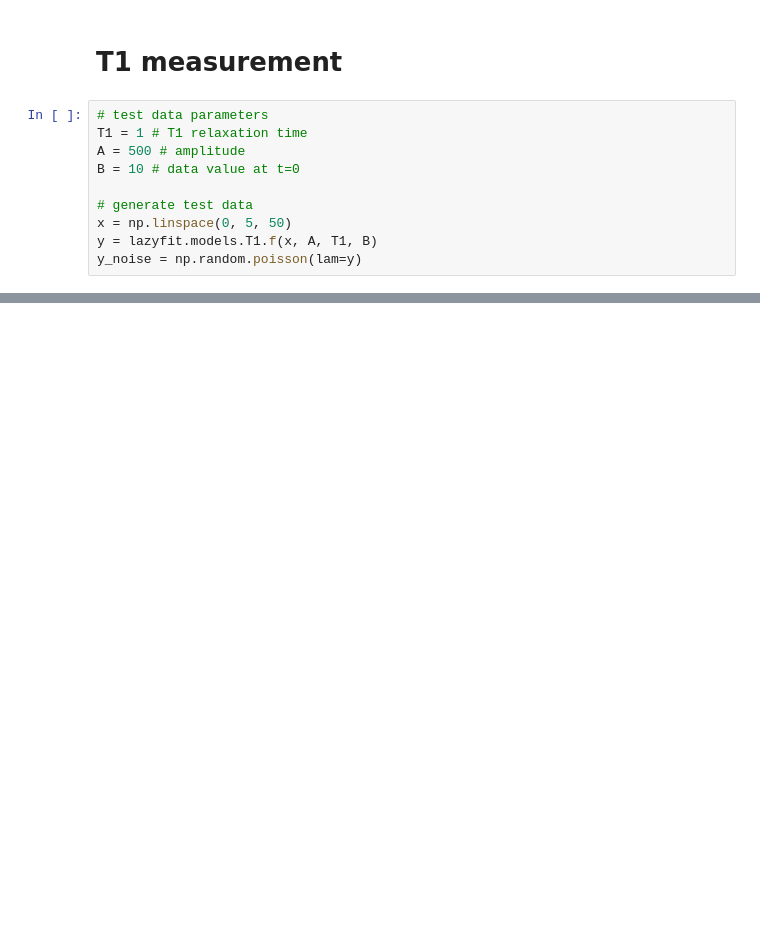
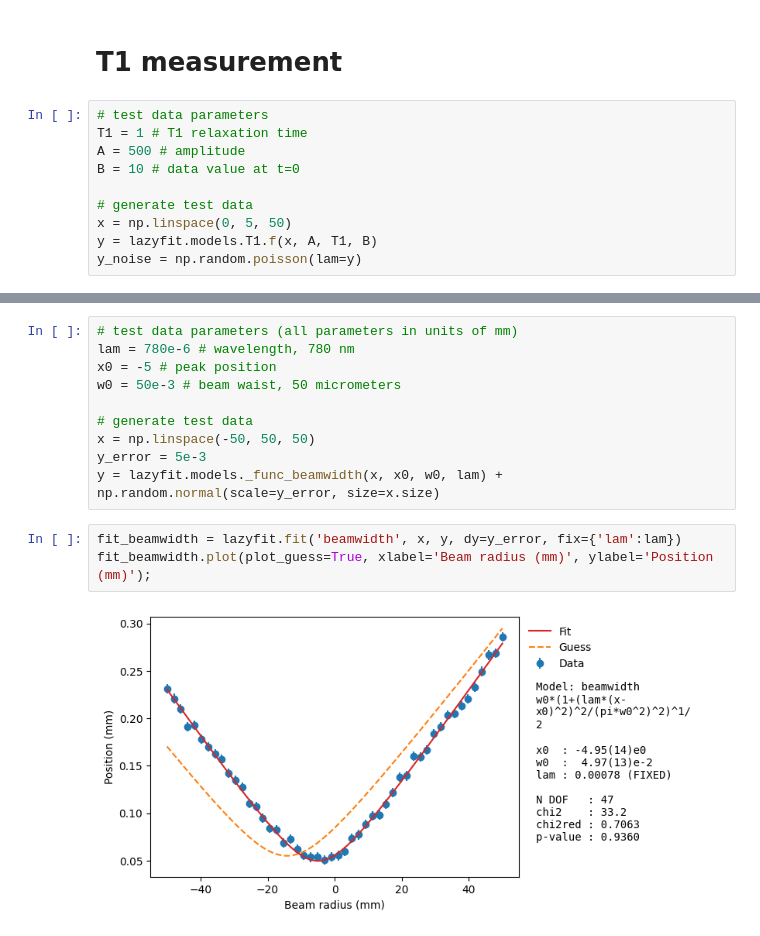
Before and after one commit to M-Hayhurst/lazyfit, a Jupyter notebook: example_notebooks/model_catalogue.ipynb, the cells around one changed output, grey strips where cells are left out. Drawn from its saved outputs; the diff is of its cells as text; blank space fills up the shorter version.

Commit message:
Add fit model for gaussian beam width. Add get_risetime method to wrapper.

```diff
--- a/example_notebooks/model_catalogue.ipynb
+++ b/example_notebooks/model_catalogue.ipynb
@@ -542,0 +558,15 @@ fit_T1.plot(N=200, plot_guess = True);
+# %%
+# test data parameters (all parameters in units of mm)
+lam = 780e-6 # wavelength, 780 nm
+x0 = -5 # peak position
+w0 = 50e-3 # beam waist, 50 micrometers
+
+# generate test data
+x = np.linspace(-50, 50, 50)
+y_error = 5e-3
+y = lazyfit.models._func_beamwidth(x, x0, w0, lam) + np.random.normal(scale=y_error, size=x.size)
+# %%
+fit_beamwidth = lazyfit.fit('beamwidth', x, y, dy=y_error, fix={'lam':lam})
+fit_beamwidth.plot(plot_guess=True, xlabel='Beam radius (mm)', ylabel='Position (mm)');
+# %% [output]
+[figure, added]
```
Also changed, not shown: parts of 35 cells of this notebook, 3 other files.
